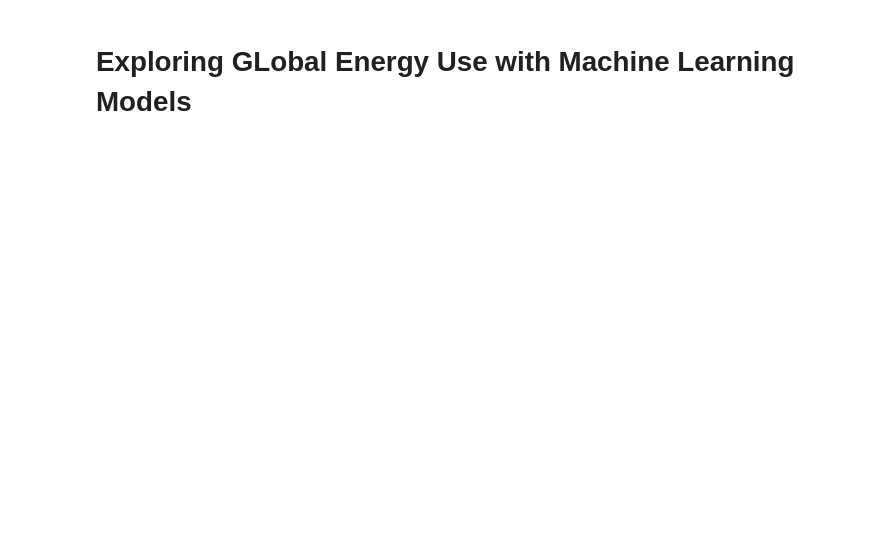
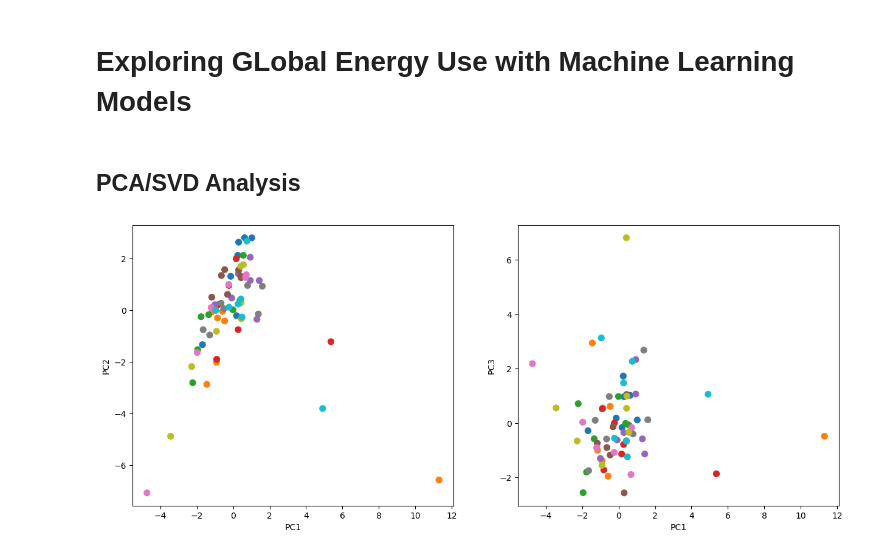
Before and after one commit to nicolenagata/DATA5322_HW4_UnsupervisedML, a Jupyter notebook: Practical HW 4.ipynb, the cells around one changed output. Saved outputs shown, nothing was run; the diff lists cells and outputs as text; code cells hidden in the pictures; blank space fills up the shorter version.

```diff
--- a/Practical HW 4.ipynb
+++ b/Practical HW 4.ipynb
@@ -13,3 +13,4 @@ from sklearn.impute import IterativeImputer
 from sklearn.metrics import silhouette_score, calinski_harabasz_score
 from scipy.cluster.hierarchy import dendrogram, linkage
 from scipy.spatial.distance import pdist
+scaler = StandardScaler()
@@ -91,0 +107,37 @@ minimal_df = datasets['minimal']
+# %% [markdown]
+## PCA/SVD Analysis
+# %%
+info_cols = core_df[['country', 'year', 'iso_code']]
+X_core = core_df[['gdp', 'population', 'primary_energy_consumption', 'energy_per_capita', 'energy_per_gdp',
+    'fossil_share_energy', 'renewables_share_energy', 'nuclear_share_energy', 'coal_share_energy',
+    'oil_share_energy', 'gas_share_energy', 'hydro_share_energy', 'solar_share_energy', 'wind_share_energy',
+    'electricity_generation', 'per_capita_electricity']]
+
+X_core_scaled = scaler.fit_transform(X_core)
+# %%
+core_pca = PCA(n_components = 16)
+core_scores = core_pca.fit_transform(X_core_scaled)
+# %%
+countries = list(np.unique(core_df['country']))
+country_groups = np.array([countries.index(con)
+                       for con in core_df['country'].values])
+
+fig, axes = plt.subplots(1, 2, figsize = (15, 6))
+ax = axes[0]
+ax.scatter(core_scores[:,0],
+           core_scores[:,1],
+           c = country_groups,
+           marker ='o',
+           cmap = 'tab10',
+           s = 50)
+ax.set_xlabel('PC1'); ax.set_ylabel('PC2')
+ax = axes[1]
+ax.scatter(core_scores[:,0],
+           core_scores[:,2],
+           c = country_groups,
+           marker = 'o',
+           cmap = 'tab10',
+           s = 50)
+ax.set_xlabel('PC1'); ax.set_ylabel('PC3');
+# %% [output]
+[figure, added]
```
Also changed, not shown: parts of 19 cells of this notebook.
